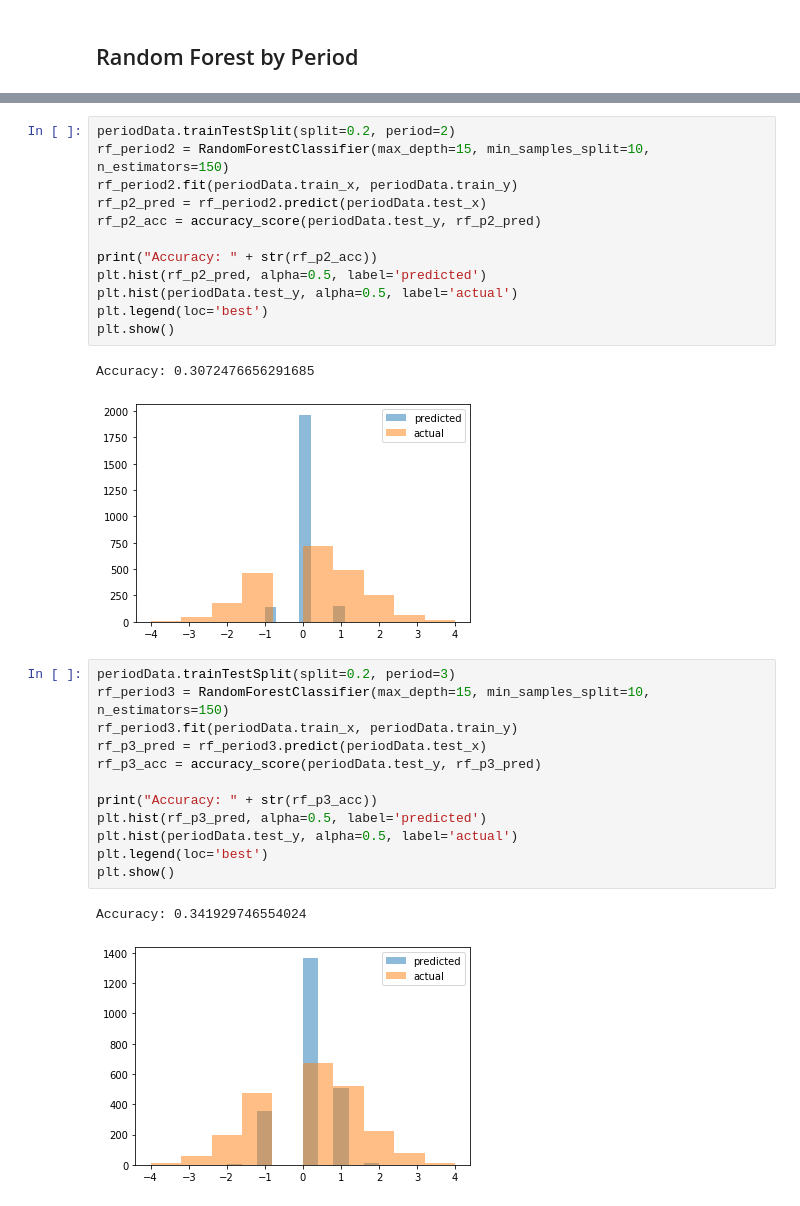
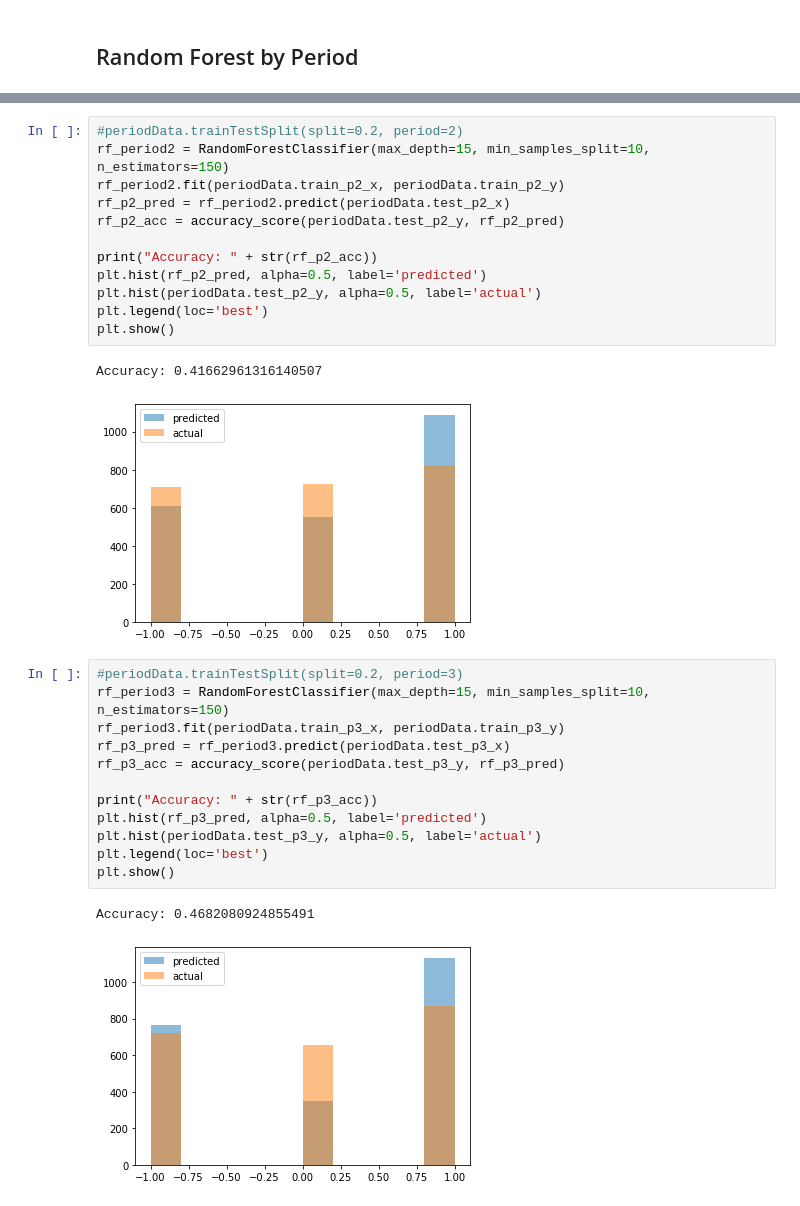
Before and after one commit to bliminate/Lord_Stanley_Seekers, a Jupyter notebook: NHL_Period_Data.ipynb, the cells around one changed output, grey strips where cells are left out. Cells and saved outputs as stored; diff of their text form.

```diff
--- a/NHL_Period_Data.ipynb
+++ b/NHL_Period_Data.ipynb
@@ -268,31 +330,31 @@ Accuracy: 0.3614939973321476
 # %%
-periodData.trainTestSplit(split=0.2, period=2)
+#periodData.trainTestSplit(split=0.2, period=2)
 rf_period2 = RandomForestClassifier(max_depth=15, min_samples_split=10, n_estimators=150)
-rf_period2.fit(periodData.train_x, periodData.train_y)
-rf_p2_pred = rf_period2.predict(periodData.test_x)
-rf_p2_acc = accuracy_score(periodData.test_y, rf_p2_pred)
+rf_period2.fit(periodData.train_p2_x, periodData.train_p2_y)
+rf_p2_pred = rf_period2.predict(periodData.test_p2_x)
+rf_p2_acc = accuracy_score(periodData.test_p2_y, rf_p2_pred)
 
 print("Accuracy: " + str(rf_p2_acc))
 plt.hist(rf_p2_pred, alpha=0.5, label='predicted')
-plt.hist(periodData.test_y, alpha=0.5, label='actual')
+plt.hist(periodData.test_p2_y, alpha=0.5, label='actual')
 plt.legend(loc='best')
 plt.show()
 # %% [output]
-Accuracy: 0.3072476656291685
+Accuracy: 0.41662961316140507
-[figure, old version]
+[figure, new version]
 # %%
-periodData.trainTestSplit(split=0.2, period=3)
+#periodData.trainTestSplit(split=0.2, period=3)
 rf_period3 = RandomForestClassifier(max_depth=15, min_samples_split=10, n_estimators=150)
-rf_period3.fit(periodData.train_x, periodData.train_y)
-rf_p3_pred = rf_period3.predict(periodData.test_x)
-rf_p3_acc = accuracy_score(periodData.test_y, rf_p3_pred)
+rf_period3.fit(periodData.train_p3_x, periodData.train_p3_y)
+rf_p3_pred = rf_period3.predict(periodData.test_p3_x)
+rf_p3_acc = accuracy_score(periodData.test_p3_y, rf_p3_pred)
 
 print("Accuracy: " + str(rf_p3_acc))
 plt.hist(rf_p3_pred, alpha=0.5, label='predicted')
-plt.hist(periodData.test_y, alpha=0.5, label='actual')
+plt.hist(periodData.test_p3_y, alpha=0.5, label='actual')
 plt.legend(loc='best')
 plt.show()
 # %% [output]
-Accuracy: 0.341929746554024
+Accuracy: 0.4682080924855491
-[figure, old version]
+[figure, new version]
 # %%
```
Also changed, not shown: parts of 20 cells of this notebook, 1 other file.
